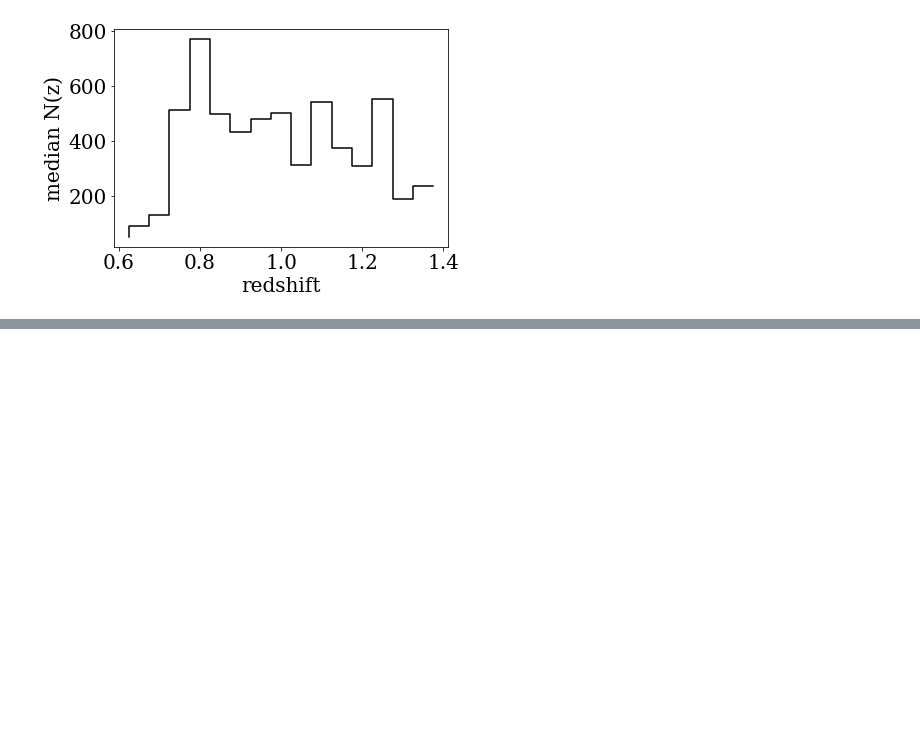
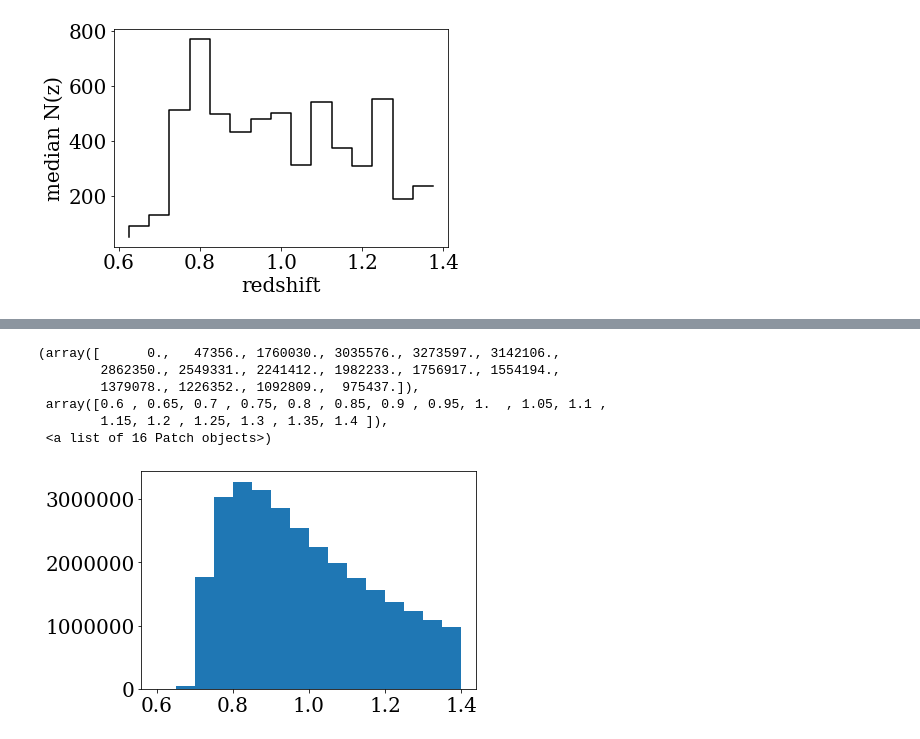
Before and after one commit to mehdirezaie/LSS, a Jupyter notebook: Sandbox/nzDECALS.ipynb, the cells around one changed output, grey strips where cells are left out. Saved outputs shown, nothing was run; the diff lists cells and outputs as text; code cells hidden in the pictures; blank space fills up the shorter version.

```diff
--- a/Sandbox/nzDECALS.ipynb
+++ b/Sandbox/nzDECALS.ipynb
@@ -343,0 +479,10 @@ array([(     0, [-17.6, -20.9,   0.1,  28.9,  54. ,  23.7,   5.7,  11.4,   4.2,
+# %%
+plt.hist(catalog['Z_COSMO'], bins=z_bin_edge)
+# %% [output]
+(array([      0.,   47356., 1760030., 3035576., 3273597., 3142106.,
+        2862350., 2549331., 2241412., 1982233., 1756917., 1554194.,
+        1379078., 1226352., 1092809.,  975437.]),
+ array([0.6 , 0.65, 0.7 , 0.75, 0.8 , 0.85, 0.9 , 0.95, 1.  , 1.05, 1.1 ,
+        1.15, 1.2 , 1.25, 1.3 , 1.35, 1.4 ]),
+ <a list of 16 Patch objects>)
+[figure, added]
```
Also changed, not shown: parts of 25 cells of this notebook.
